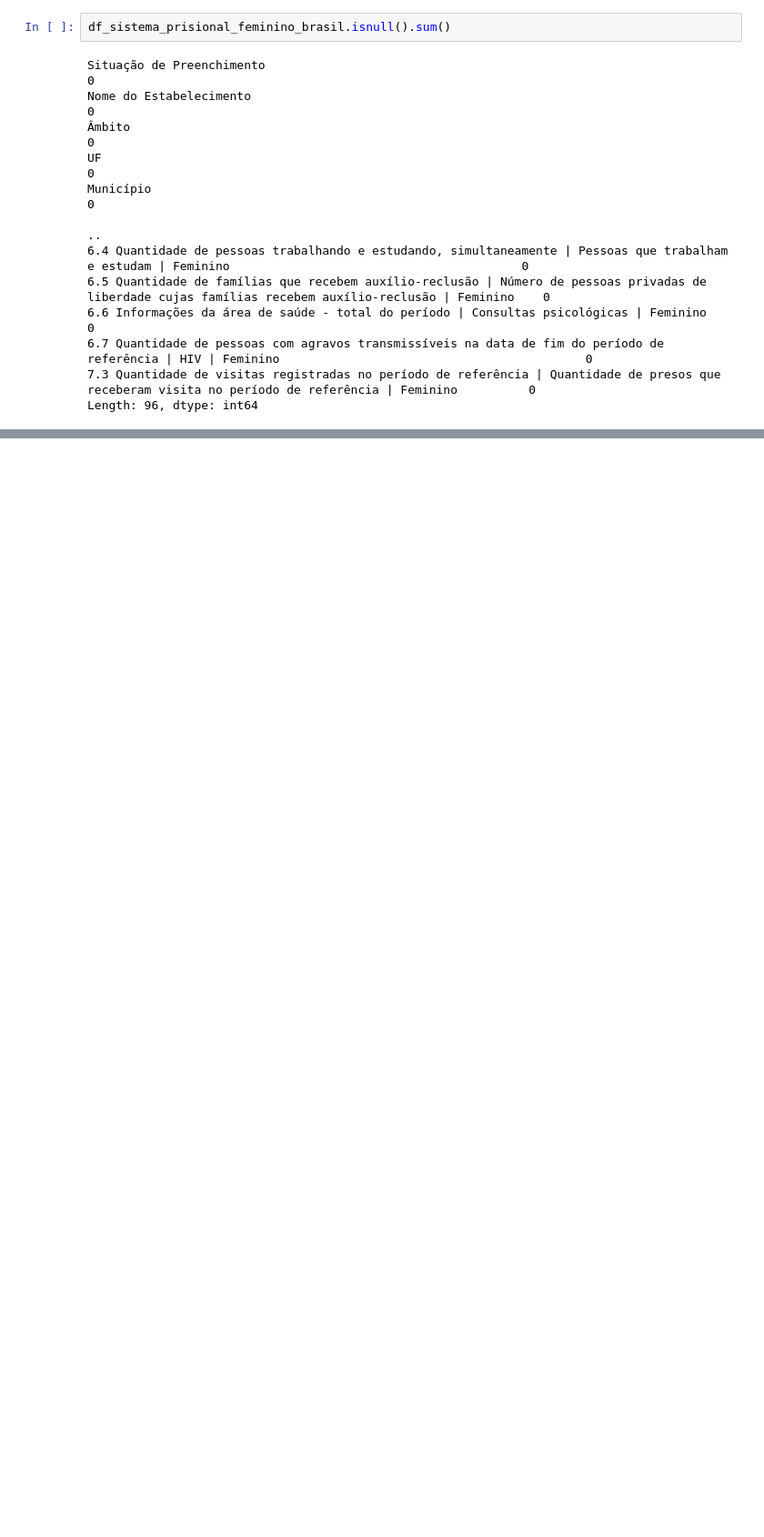
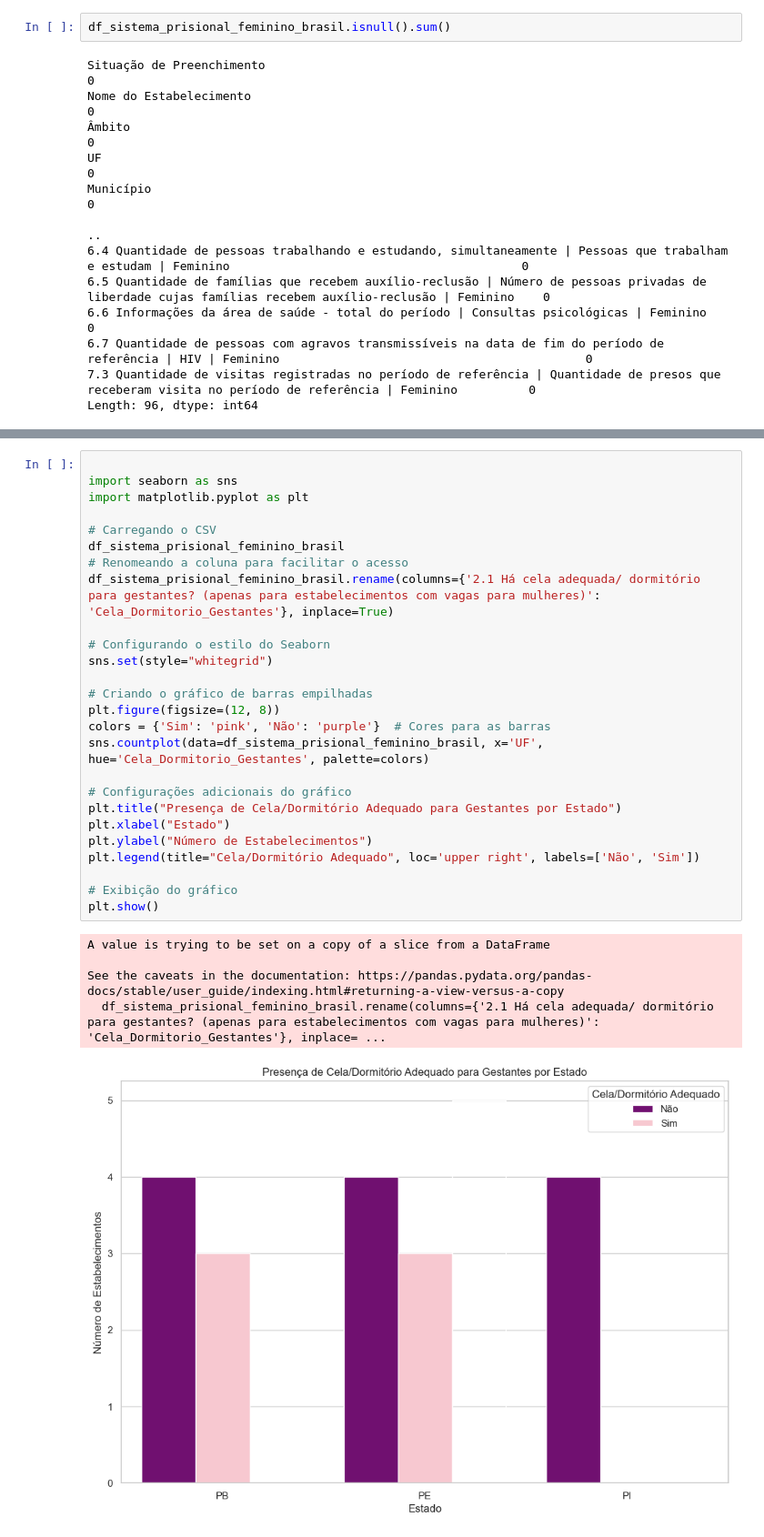
Before and after one commit to CaroliisRibeiro/Projeto-Analise-de-dados-Python-Sistema-Prisional-Feminino-Brasil-PE-PB-PI-e-SP-, a Jupyter notebook: projeto-final.ipynb, the cells around one changed output, grey strips where cells are left out. Shown at 91% size. Cells and saved outputs as stored; diff of their text form; blank space fills up the shorter version.

```diff
--- a/projeto-final.ipynb
+++ b/projeto-final.ipynb
@@ -772,0 +821,32 @@ Name: count, dtype: int64
+# %%
+
+import seaborn as sns
+import matplotlib.pyplot as plt
+
+# Carregando o CSV
+df_sistema_prisional_feminino_brasil
+# Renomeando a coluna para facilitar o acesso
+df_sistema_prisional_feminino_brasil.rename(columns={'2.1 Há cela adequada/ dormitório para gestantes? (apenas para estabelecimentos com vagas para mulheres)': 'Cela_Dormitorio_Gestantes'}, inplace=True)
+
+# Configurando o estilo do Seaborn
+sns.set(style="whitegrid")
+
+# Criando o gráfico de barras empilhadas
+plt.figure(figsize=(12, 8))
+colors = {'Sim': 'pink', 'Não': 'purple'}  # Cores para as barras
+sns.countplot(data=df_sistema_prisional_feminino_brasil, x='UF', hue='Cela_Dormitorio_Gestantes', palette=colors)
+
+# Configurações adicionais do gráfico
+plt.title("Presença de Cela/Dormitório Adequado para Gestantes por Estado")
+plt.xlabel("Estado")
+plt.ylabel("Número de Estabelecimentos")
+plt.legend(title="Cela/Dormitório Adequado", loc='upper right', labels=['Não', 'Sim'])
+
+# Exibição do gráfico
+plt.show()
+# %% [output]
+A value is trying to be set on a copy of a slice from a DataFrame
+
+See the caveats in the documentation: https://pandas.pydata.org/pandas-docs/stable/user_guide/indexing.html#returning-a-view-versus-a-copy
+  df_sistema_prisional_feminino_brasil.rename(columns={'2.1 Há cela adequada/ dormitório para gestantes? (apenas para estabelecimentos com vagas para mulheres)': 'Cela_Dormitorio_Gestantes'}, inplace= ...
+[figure, added]
```
Also changed, not shown: parts of 41 cells of this notebook, 30 other files.
